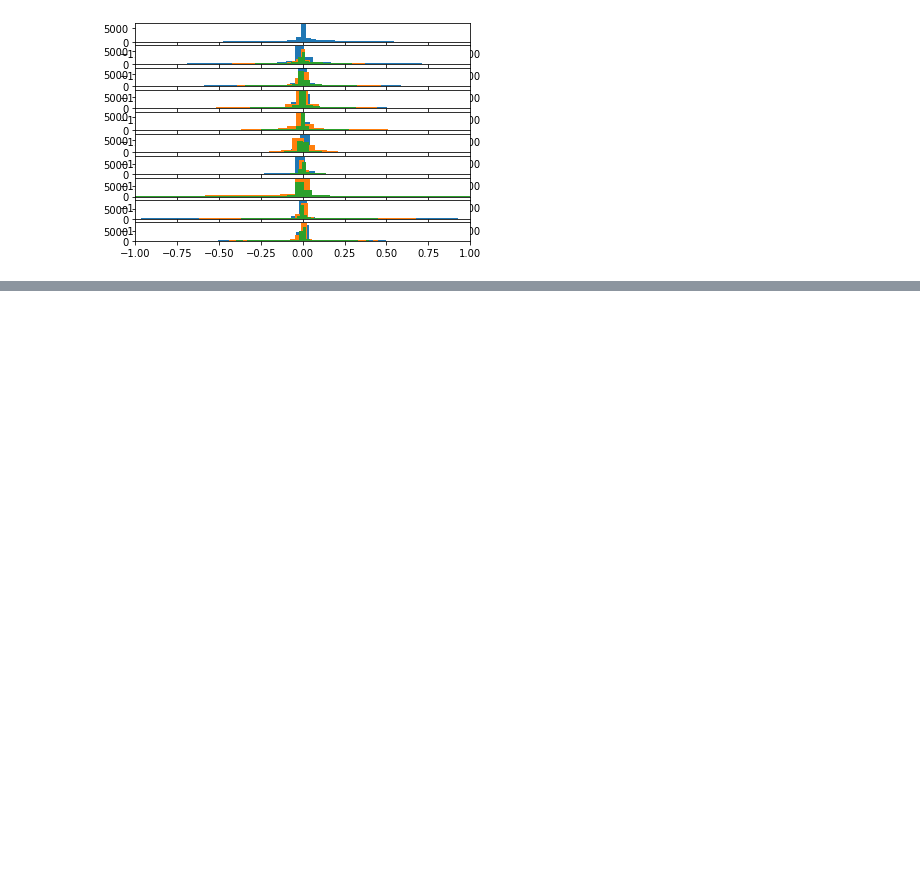
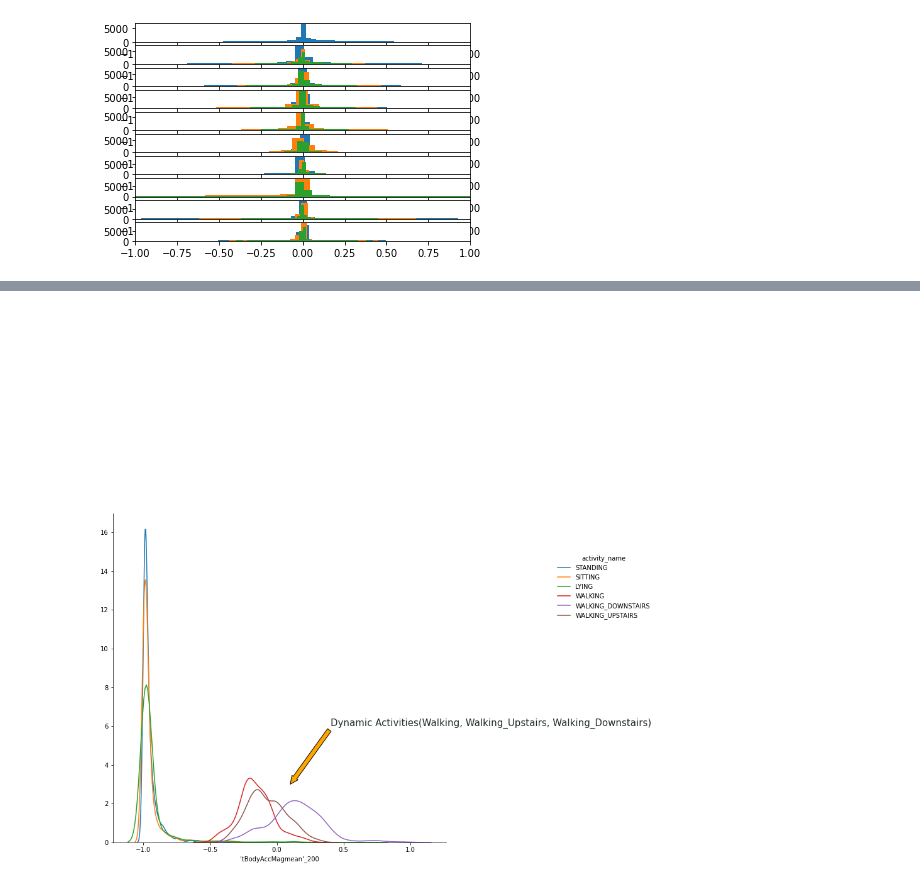
Before and after one commit to ManikckamR/CS620_HAR, a Jupyter notebook: CS620_Project_HAR.ipynb, the cells around one changed output, grey strips where cells are left out. Cells and saved outputs as stored; diff of their text form; code cells hidden in the pictures; blank space fills up the shorter version.

```diff
--- a/CS620_Project_HAR.ipynb
+++ b/CS620_Project_HAR.ipynb
@@ -922,0 +1120,3 @@ plot_subject_histograms(X, y, sub_map)
+# %%
+train_df = pd.read_csv("C://Users//Upendra//train_df.csv")
+test_df = pd.read_csv("C://Users//Upendra//test_df.csv")
@@ -922,0 +1131,10 @@ plot_subject_histograms(X, y, sub_map)
+# %%
+facetgrid = sns.FacetGrid(data = train_df, hue = "activity_name", size = 8)
+facetgrid.map(sns.distplot, "'tBodyAccMagmean'_200", hist = False).add_legend()
+plt.annotate('Static Activities(Sitting, Standing, Lying)', xy=(-0.97, 23), xytext=(-0.7, 27),
+            arrowprops=dict(facecolor='orange', width = 7, headlength = 15), size = 15, color = "#232b2b")
+plt.annotate('Dynamic Activities(Walking, Walking_Upstairs, Walking_Downstairs)', xy=(0.1, 3), xytext=(0.4, 6),
+            arrowprops=dict(facecolor='orange', width = 7, headlength = 13), size = 15, color = "#232b2b")
+plt.show()
+# %% [output]
+[figure, added]
```
Also changed, not shown: parts of 56 cells of this notebook.
